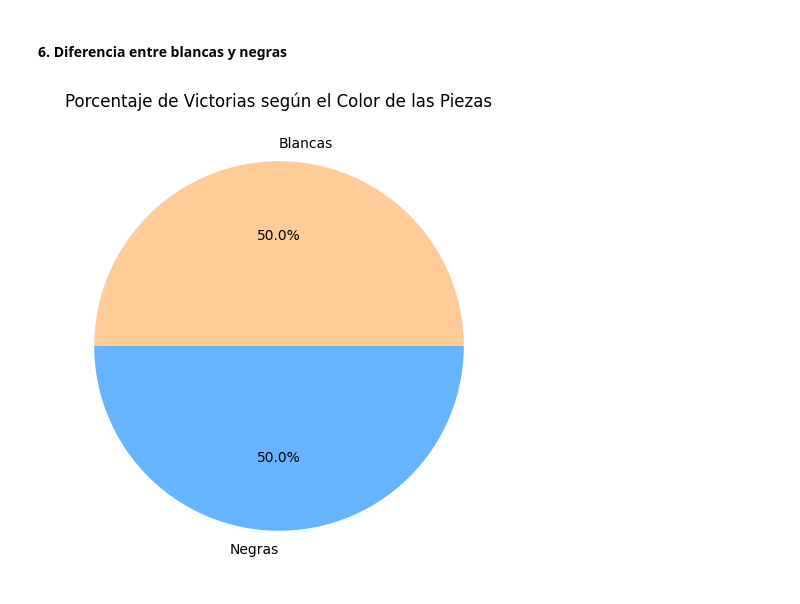
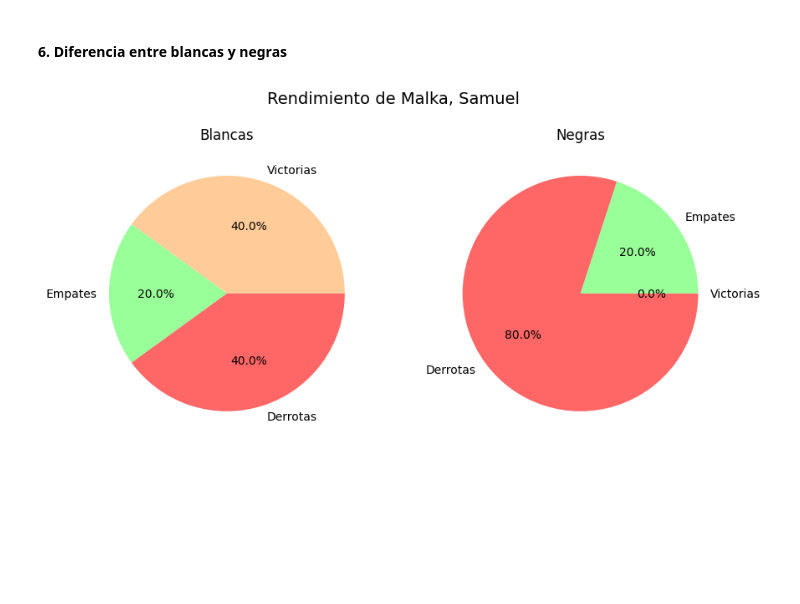
Before and after one commit to lunahernandez/ChessTournamentAnalysis, a Jupyter notebook: notebooks/Analysis.ipynb, the cells around one changed output. Drawn from its saved outputs; the diff is of its cells as text; code cells hidden in the pictures; blank space fills up the shorter version.

```diff
--- a/notebooks/Analysis.ipynb
+++ b/notebooks/Analysis.ipynb
@@ -163,14 +206,32 @@ elo_vs_result()
 # %% [markdown]
 #### 6. Diferencia entre blancas y negras
-# %%
-def color_advantage():
-    white_wins = details_df["White_Elo"].count()
-    black_wins = details_df["Black_Elo"].count()
-    plt.figure(figsize=(6, 6))
-    plt.pie([white_wins, black_wins], labels=["Blancas", "Negras"], autopct="%.1f%%", colors=["#ffcc99", "#66b3ff"])
-    plt.title("Porcentaje de Victorias según el Color de las Piezas")
-    plt.show()
-
-color_advantage()
-# %% [output]
-[figure, removed]
+# %%
+def player_color_advantage(player_name):
+    white_games = details_df[details_df["White_Player"] == player_name]
+    black_games = details_df[details_df["Black_Player"] == player_name]
+    white_wins = (white_games["Result"] == "1-0").sum()
+    white_losses = (white_games["Result"] == "0-1").sum()
+    white_draws = (white_games["Result"] == "1/2-1/2").sum()
+
+    black_wins = (black_games["Result"] == "0-1").sum()
+    black_losses = (black_games["Result"] == "1-0").sum()
+    black_draws = (black_games["Result"] == "1/2-1/2").sum()
+
+    plt.figure(figsize=(10, 5))
+
+    plt.subplot(1, 2, 1)
+    plt.pie([white_wins, white_draws, white_losses], labels=["Victorias", "Empates", "Derrotas"],
+            autopct="%.1f%%", colors=["#ffcc99", "#99ff99", "#ff6666"])
+    plt.title(f"Blancas")
+
+    plt.subplot(1, 2, 2)
+    plt.pie([black_wins, black_draws, black_losses], labels=["Victorias", "Empates", "Derrotas"],
+            autopct="%.1f%%", colors=["#66b3ff", "#99ff99", "#ff6666"])
+    plt.title(f"Negras")
+
+    plt.suptitle(f"Rendimiento de {player_name}", fontsize=14)
+    plt.show()
+
+player_color_advantage("Malka, Samuel")
+# %% [output]
+[figure, added]
```
Also changed, not shown: parts of 5 cells of this notebook, 1 other file.
